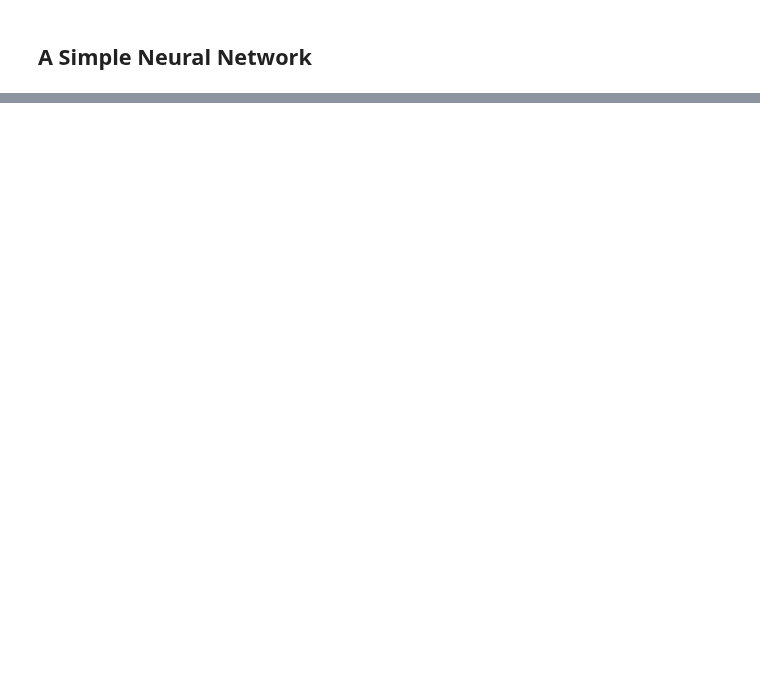
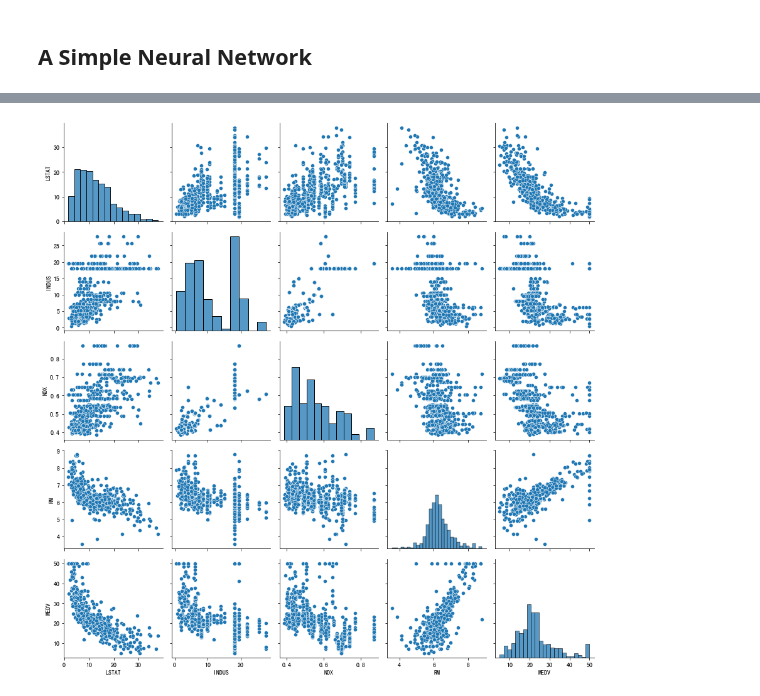
Before and after one commit to brettlv/brettlv.github.io, a Jupyter notebook: pythoncode/03littlecode_test/machine learning pytorch.ipynb, the cells around one changed output, grey strips where cells are left out. Cells and saved outputs as stored; diff of their text form; code cells hidden in the pictures; blank space fills up the shorter version.

```diff
--- a/pythoncode/03littlecode_test/machine learning pytorch.ipynb
+++ b/pythoncode/03littlecode_test/machine learning pytorch.ipynb
@@ -368,0 +733,9 @@ tensor([1.])
+# %%
+from sklearn.neighbors import KNeighborsClassifier
+#调用sklearn库中的KNN模型
+knn5=KNeighborsClassifier(n_neighbors=2)
+knn5.fit(X_train, y_train)
+# %%
+y_pred=knn5.predict(X_test)
+print("Test set predictions:\n {}".format(y_pred))
+print("Test set score: {:.3f}".format(np.mean(y_pred==y_test)))
@@ -368,0 +919,9 @@ tensor([1.])
+# %%
+# 线性回归示例
+import numpy as np
+import matplotlib.pyplot as plt
+from sklearn.linear_model import LinearRegression
+
+
+#plt.rcParams['font.sans-serif'] = ['SimHei']  # 用来正常显示中文
+plt.rcParams['axes.unicode_minus'] = False  # 用来正常显示负号
@@ -368,0 +1209,76 @@ tensor([1.])
+# %%
+import pandas as pd
+import matplotlib.pyplot as plt
+import seaborn as sns
+import numpy as np
+from sklearn.model_selection import train_test_split
+from sklearn.ensemble import RandomForestRegressor
+from sklearn.metrics import r2_score
+from sklearn.metrics import mean_squared_error
+
+
+plt.rcParams['font.sans-serif'] = ['SimHei']  # 用来正常显示中文
+plt.rcParams['axes.unicode_minus'] = False  # 用来正常显示负号
+
+if __name__ == '__main__':
+
+	# 加载住房数据集
+	df = pd.read_csv('/Users/lyubing/Downloads/机器学习应用实战094095-01/9787302597452 机器学习应用实战/dataset/第6章/housing_dataset/housing.data.txt', header=None, sep='\s+')
+
+	df.columns = ['CRIM', 'ZN', 'INDUS', 'CHAS', 'NOX', 'RM', 'AGE',
+				  'DIS', 'RAD', 'TAX', 'PTRATIO', 'B', 'LSTAT', 'MEDV']
+
+	# 绘制散点图
+	cols = ['LSTAT', 'INDUS', 'NOX', 'RM', 'MEDV']
+	sns.pairplot(df[cols], height=2.5)
+	plt.tight_layout()
+	plt.show()
+
+	# 绘制关联矩阵
+	cm = np.corrcoef(df[cols].values.T)
+	hm = sns.heatmap(cm,
+               		 cbar=True,
+                 	 annot=True,
+               		 square=True,
+                 	 fmt='.2f',
+                	 annot_kws={'size': 15},
+                	 yticklabels=cols,
+               		 xticklabels=cols)
+	plt.show()
+
+	# 划分训练集和测试集
+	X = df['RM'].values
+	y = df['MEDV'].values
+	X_train, X_test, y_train, y_test = train_test_split(X, y, test_size=0.4, random_state=1)
+
+	# 建立随机森林模型
+	forest = RandomForestRegressor(n_estimators=1000, criterion='mse', random_state = 1, n_jobs = -1)
+	# 训练
+	forest.fit(X_train[:, np.newaxis], y_train)
+	# 预测
+	y_test_pred = forest.predict(X_test[:, np.newaxis])
+
+	# 评估模型
+	mse_test = mean_squared_error(y_test, y_test_pred)
+	r2_test = r2_score(y_test, y_test_pred)
+	print("mse_test={:.2f} r2_test={:.2f}".format(mse_test, r2_test))
+
+	# 绘制残差图
+	plt.scatter(y_test_pred,
+				y_test_pred - y_test,
+				c='steelblue',
+				edgecolor='white',
+				marker='s',
+				s=35,
+				alpha=0.9,
+				label=u'测试样本')
+	plt.xlabel(u'预测值')
+	plt.ylabel(u'残差图')
+	plt.legend(loc='upper left')
+	plt.hlines(y=0, xmin=-10, xmax=50, lw=2, color='black')
+	plt.xlim([10, 48])
+	plt.title(u'残差图')
+	plt.tight_layout()
+	plt.show()
+# %% [output]
+[figure, added]
```
Also changed, not shown: parts of 127 cells of this notebook, 36 other files.
